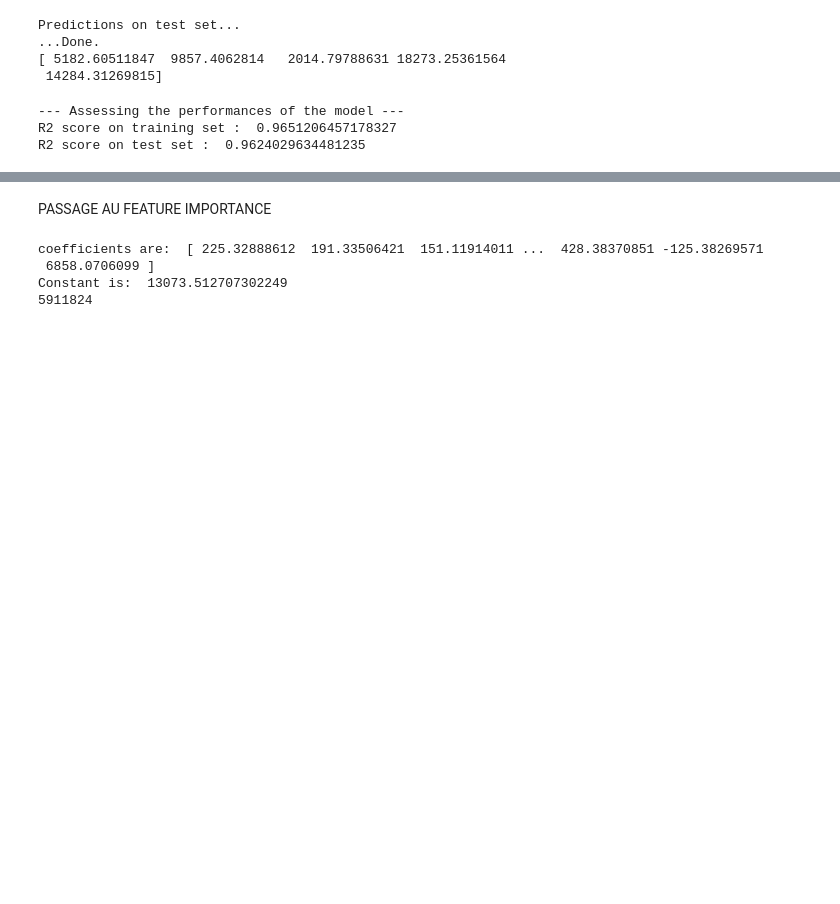
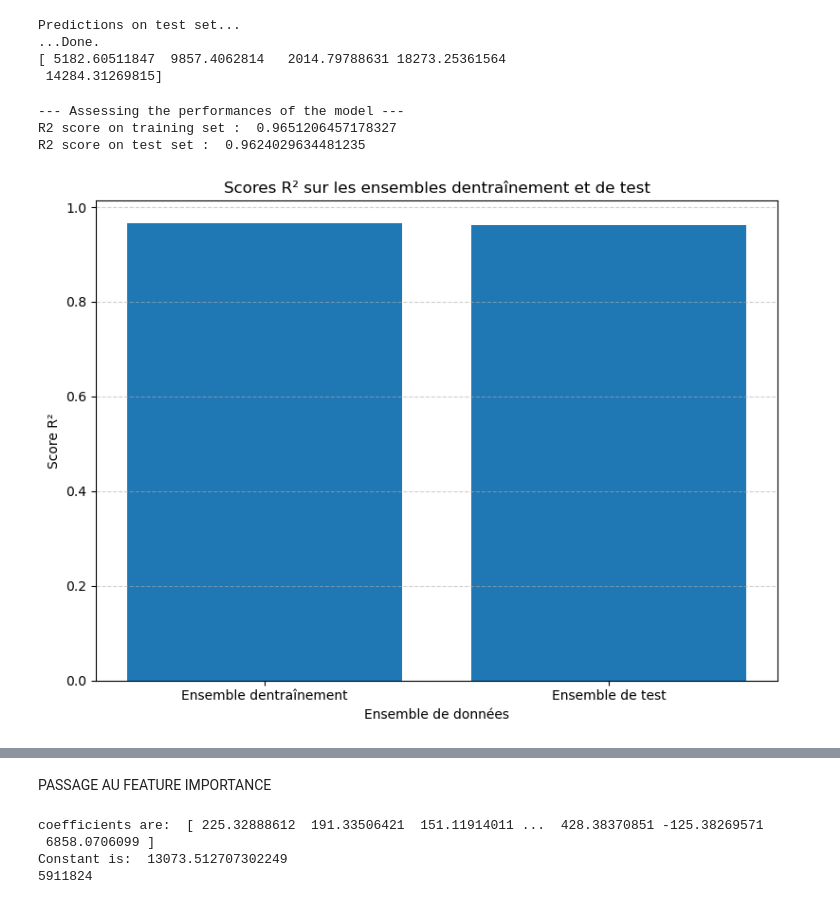
Before and after one commit to Qv-code-Qv/car_prices, a Jupyter notebook: car_price.ipynb, the cells around one changed output, grey strips where cells are left out. Saved outputs shown, nothing was run; the diff lists cells and outputs as text; code cells hidden in the pictures; blank space fills up the shorter version.

```diff
--- a/car_price.ipynb
+++ b/car_price.ipynb
@@ -931,10 +931,26 @@ Predictions on test set...
 # Performance assessment
 print("--- Assessing the performances of the model ---")
 
+score_r2_entrainement = regressor.score(X_train, y_train)
+score_r2_test = regressor.score(X_test, y_test)
+
 # Print R^2 scores
-print("R2 score on training set : ", regressor.score(X_train, y_train))
-print("R2 score on test set : ", regressor.score(X_test, y_test))
+print("R2 score on training set : ", score_r2_entrainement)
+print("R2 score on test set : ", score_r2_test )
 # %% [output]
 --- Assessing the performances of the model ---
 R2 score on training set :  0.9651206457178327
 R2 score on test set :  0.9624029634481235
+# %%
+# Créer un histogramme à barres
+plt.figure(figsize=(8, 6))  # Ajuster la taille de la figure si nécessaire
+plt.bar(['Ensemble dentraînement', 'Ensemble de test'], [score_r2_entrainement, score_r2_test])
+plt.xlabel('Ensemble de données')
+plt.ylabel('Score R²')
+plt.title('Scores R² sur les ensembles dentraînement et de test')
+plt.xticks(rotation=0)  # Rotation des étiquettes de l'axe x pour une meilleure lisibilité
+plt.grid(axis='y', linestyle='--', alpha=0.6)  # Ajouter un quadrillage discret
+plt.tight_layout()  # Ajuster l'espacement pour une meilleure présentation
+plt.show()
+# %% [output]
+[figure, added]
```
Also changed, not shown: parts of 2 cells of this notebook.
